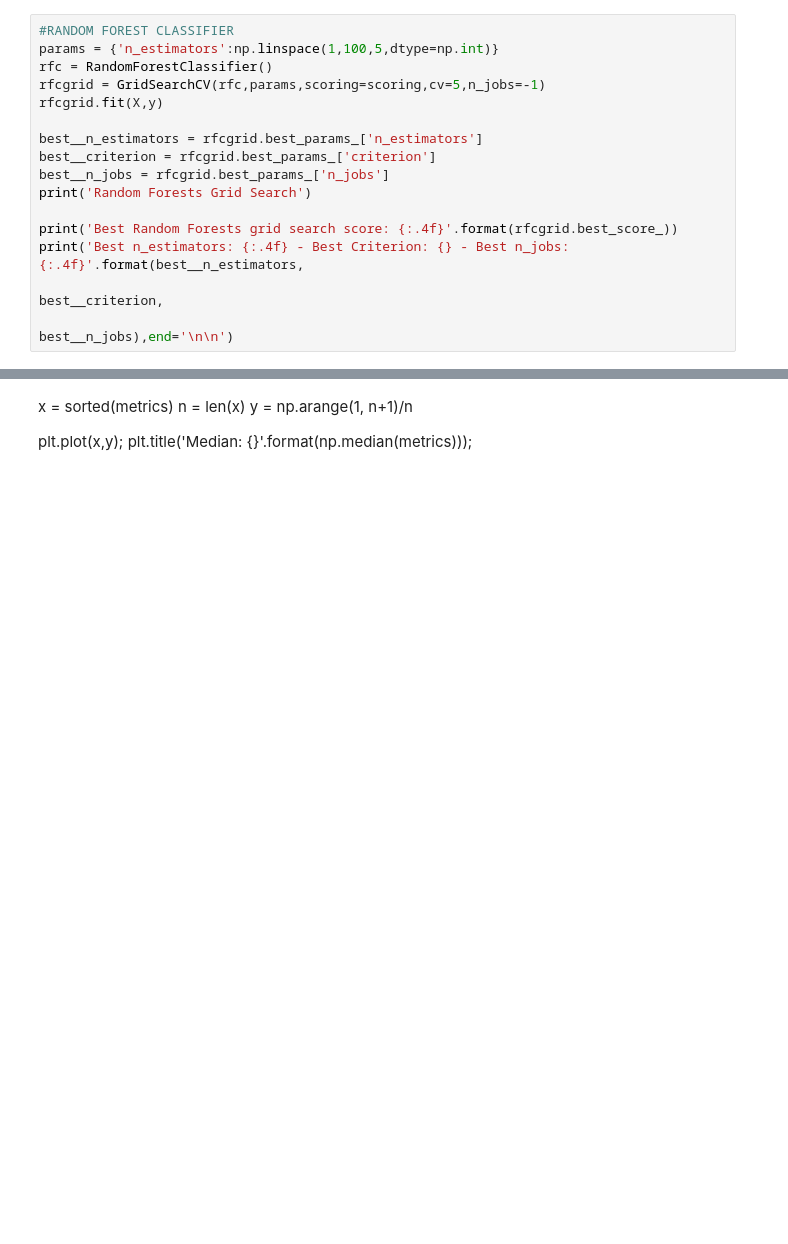
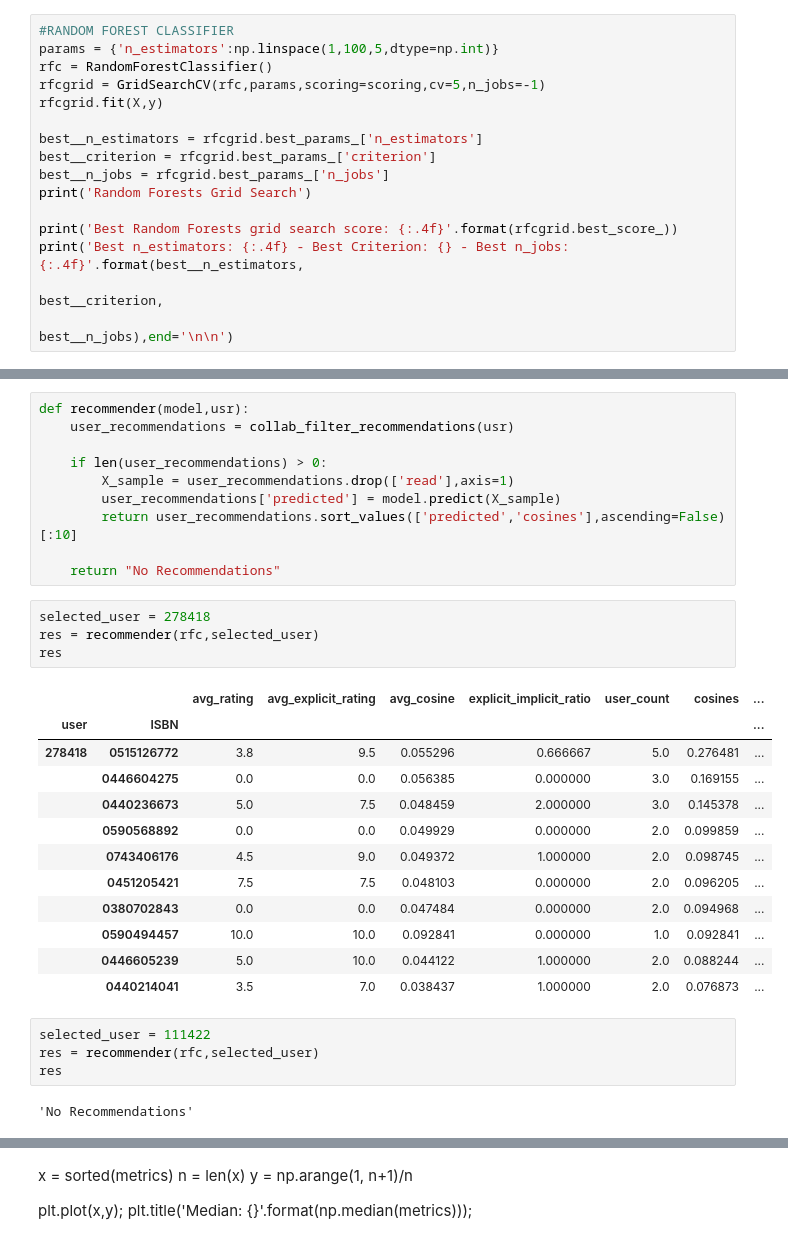
Before and after one commit to RichWolff/SpringboardDS, a Jupyter notebook: capstone_bookRecommender/jupyter_notebooks/capstone2_recommender_model.ipynb, the cells around one changed output, grey strips where cells are left out. Drawn from its saved outputs; the diff is of its cells as text; blank space fills up the shorter version.

Commit message:
Updated RFC Model, added metric functions

```diff
--- a/capstone_bookRecommender/jupyter_notebooks/capstone2_recommender_model.ipynb
+++ b/capstone_bookRecommender/jupyter_notebooks/capstone2_recommender_model.ipynb
@@ -441,0 +474,33 @@ y = user_recommendations['read']
+# %%
+def recommender(model,usr):
+    user_recommendations = collab_filter_recommendations(usr)
+
+    if len(user_recommendations) > 0:
+        X_sample = user_recommendations.drop(['read'],axis=1)
+        user_recommendations['predicted'] = model.predict(X_sample)
+        return user_recommendations.sort_values(['predicted','cosines'],ascending=False)[:10]
+
+    return "No Recommendations"
+# %%
+selected_user = 278418
+res = recommender(rfc,selected_user)
+res
+# %% [output]
+|  |  | avg_rating | avg_explicit_rating | avg_cosine | explicit_implicit_ratio | user_count | cosines | ... |
+| user | ISBN |  |  |  |  |  |  | ... |
+| 278418 | 0515126772 | 3.8 | 9.5 | 0.055296 | 0.666667 | 5.0 | 0.276481 | ... |
+|  | 0446604275 | 0.0 | 0.0 | 0.056385 | 0.000000 | 3.0 | 0.169155 | ... |
+|  | 0440236673 | 5.0 | 7.5 | 0.048459 | 2.000000 | 3.0 | 0.145378 | ... |
+|  | 0590568892 | 0.0 | 0.0 | 0.049929 | 0.000000 | 2.0 | 0.099859 | ... |
+|  | 0743406176 | 4.5 | 9.0 | 0.049372 | 1.000000 | 2.0 | 0.098745 | ... |
+|  | 0451205421 | 7.5 | 7.5 | 0.048103 | 0.000000 | 2.0 | 0.096205 | ... |
+|  | 0380702843 | 0.0 | 0.0 | 0.047484 | 0.000000 | 2.0 | 0.094968 | ... |
+|  | 0590494457 | 10.0 | 10.0 | 0.092841 | 0.000000 | 1.0 | 0.092841 | ... |
+|  | 0446605239 | 5.0 | 10.0 | 0.044122 | 1.000000 | 2.0 | 0.088244 | ... |
+|  | 0440214041 | 3.5 | 7.0 | 0.038437 | 1.000000 | 2.0 | 0.076873 | ... |
+# %%
+selected_user = 111422
+res = recommender(rfc,selected_user)
+res
+# %% [output]
+'No Recommendations'
```
Also changed, not shown: parts of 24 cells of this notebook.
